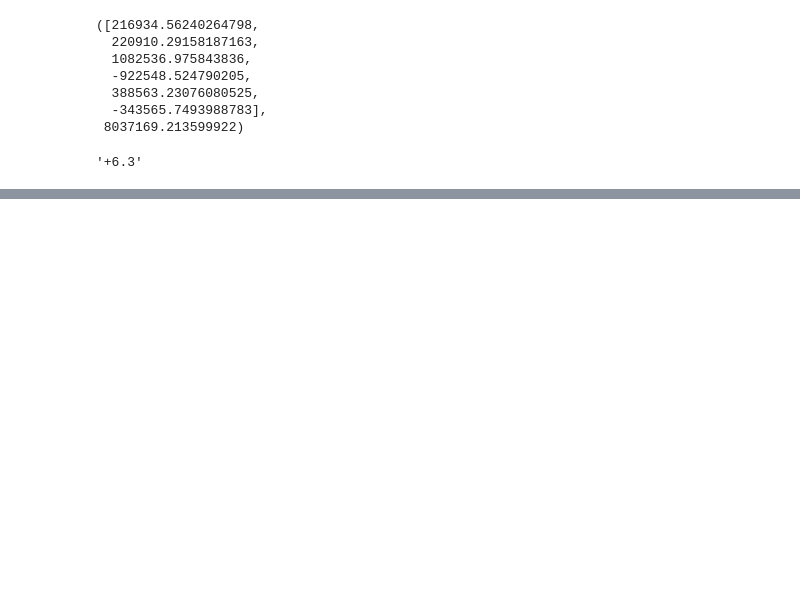
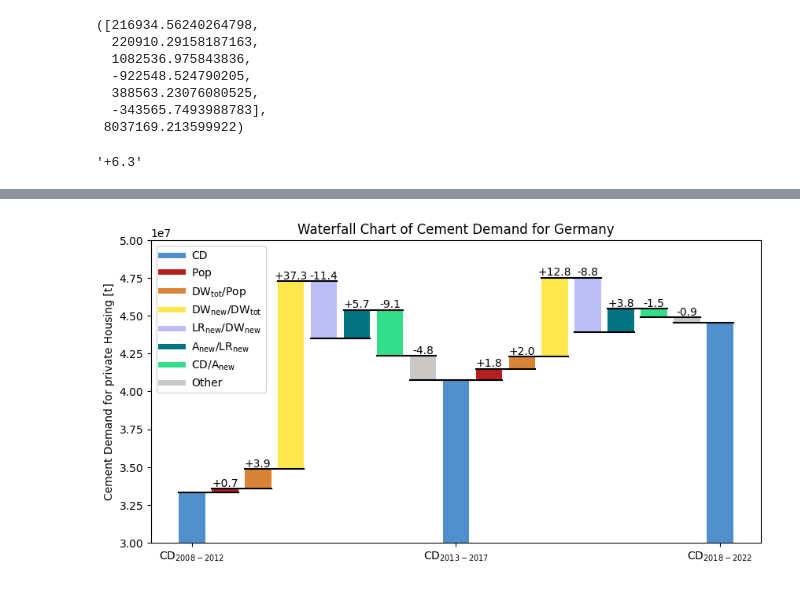
Before and after one commit to pietropecchini/Economic-Growth-and-Sustainability, a Jupyter notebook: analysis.ipynb, the cells around one changed output, grey strips where cells are left out. Saved outputs shown, nothing was run; the diff lists cells and outputs as text; code cells hidden in the pictures; blank space fills up the shorter version.

```diff
--- a/analysis.ipynb
+++ b/analysis.ipynb
@@ -639,0 +709,90 @@ plt.show()
+# %%
+fig, ax = plt.subplots(1, 1, figsize=(10, 5))
+
+clustered_years = [
+    [2008, 2009, 2010, 2011, 2012],
+    [2013, 2014, 2015, 2016, 2017],
+    [2018, 2019, 2020, 2021, 2022]
+]
+
+data_list = []
+
+for _years in clustered_years:
+    data_dict = {col: 0 for col in cols}
+    data_dict['start'] = _years[0]
+    data_dict['end'] = _years[-1]
+    for year in _years:
+        for col in cols:
+            data_dict[col] += data.loc[year, col]
+
+    data_dict['tot DW / Pop'] = data_dict['tot DW'] / data_dict['Pop']
+    data_dict['new DW / tot DW'] = data_dict['new DW'] / data_dict['tot DW']
+    data_dict['new LR / new DW'] = data_dict['new Rooms'] / data_dict['new DW']
+    data_dict['new sqm / new LR'] = data_dict['new sqm'] / data_dict['new Rooms']
+    data_dict['CD / new sqm'] = data_dict['CD'] / data_dict['new sqm']
+
+    data_list.append(data_dict)
+
+values = []
+bottoms = []
+texts = []
+colors = []
+labels = []
+
+for i in range(len(data_list) - 1):
+    dct_start = data_list[i]
+    dct_end = data_list[i + 1]
+
+    percentage_change = [(dct_end[factor] - dct_start[factor]) / dct_start[factor] * 100 for factor in ipat_factors]
+    cement_change = [change * dct_start['CD'] / 100 for change in percentage_change]
+    cement_other = dct_end['CD'] - sum(cement_change) - dct_start['CD']
+    percentage_other = cement_other / dct_start['CD'] * 100
+
+    new_values = [dct_start['CD'], *cement_change, cement_other]
+    values += new_values
+    y = 0
+    for val in new_values:
+        bottoms.append(y)
+        y += val
+
+    labels += [f"$\\text{{CD}}_{{{dct_start['start']} - {dct_start['end']}}}$"]
+    texts += ["", *[f"{change:+2.1f}" for change in [*percentage_change, percentage_other]]]
+    colors += [color_cement, *colors_ipat, color_other]
+
+labels = [f"$\\text{{CD}}_{{{dct['start']} - {dct['end']}}}$" for dct in data_list]
+
+values += [data_list[-1]['CD']]
+bottoms += [0]
+colors += [color_cement]
+
+x = np.linspace(0, len(data_list) - 1, len(values), endpoint=True).tolist()
+
+
+
+waterfall(
+    ax,
+    x,
+    values,
+    bottom=bottoms,
+    text=texts,
+    colors=colors,
+    labels=labels,
+    title="Waterfall Chart of Cement Demand for Germany",
+    ylim=(3e7, 5e7),
+)
+
+ax.plot([], [], color=color_cement, label="CD", linewidth=legend_line_width)
+for label, color in zip(ipat_labels, colors_ipat):
+    ax.plot([], [], color=color, label=label, linewidth=legend_line_width)
+
+ax.plot([], [], color=color_other, label="Other", linewidth=legend_line_width)
+
+ax.legend()
+
+ax.set_ylabel("Cement Demand for private Housing [t]")
+
+fig.savefig("waterfall_periods.png")
+
+plt.show()
+# %% [output]
+[figure, added]
```
Also changed, not shown: parts of 16 cells of this notebook, 8 other files.
